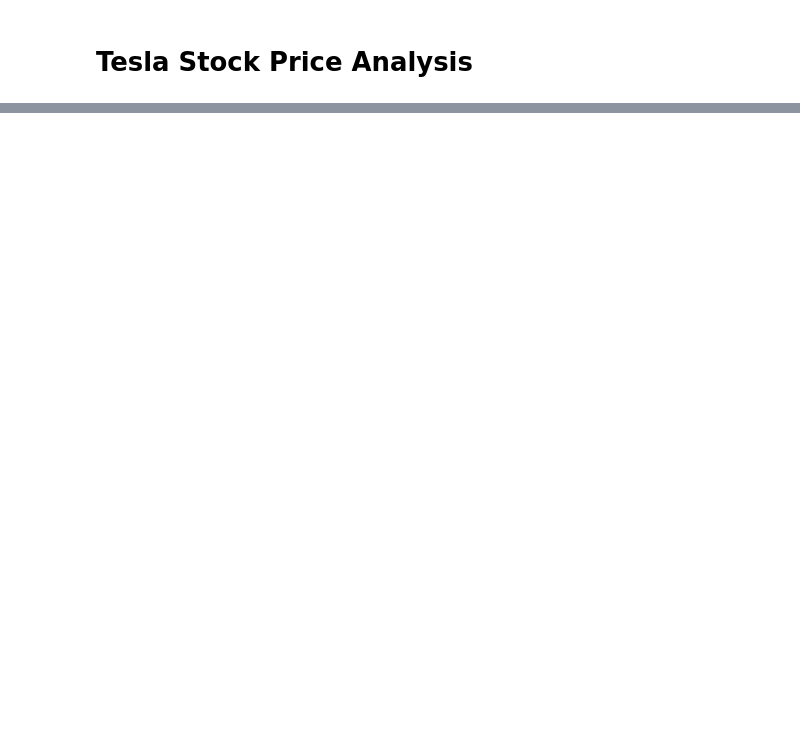
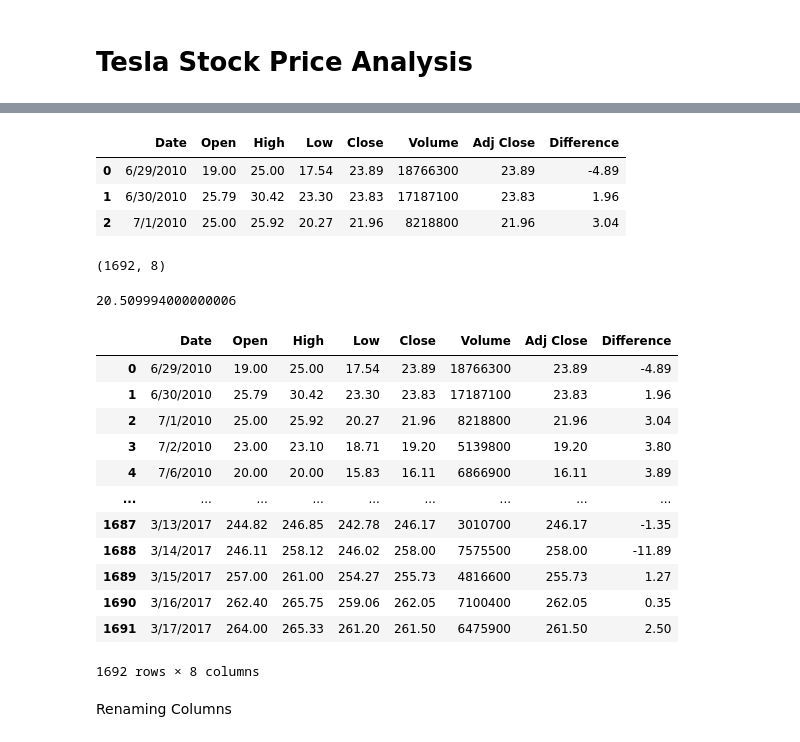
Before and after one commit to YevaW/Learning-Journal, a Jupyter notebook: phase0/week1/Iseng aja latihan/iseng_aja1.ipynb, the cells around one changed output, grey strips where cells are left out. Cells and saved outputs as stored; diff of their text form; code cells hidden in the pictures; blank space fills up the shorter version.

```diff
--- a/phase0/week1/Iseng aja latihan/iseng_aja1.ipynb
+++ b/phase0/week1/Iseng aja latihan/iseng_aja1.ipynb
@@ -8,3 +35,5 @@ ts = pd.read_csv("../Datasets/Tesla.csv - Tesla.csv.csv")
+# %%
+pd.set_option("display.precision", 2) #this is to set the decimals into 2 numbers
 # %%
 ts
 # %% [output]
@@ -56,0 +274,2 @@ memory usage: 92.7+ KB
+# %%
+tesla = ts.copy()
@@ -56,0 +284,35 @@ memory usage: 92.7+ KB
+# %%
+tesla.head(3)
+# %% [output]
+|  | Date | Open | High | Low | Close | Volume | Adj Close | Difference |
+| 0 | 6/29/2010 | 19.00 | 25.00 | 17.54 | 23.89 | 18766300 | 23.89 | -4.89 |
+| 1 | 6/30/2010 | 25.79 | 30.42 | 23.30 | 23.83 | 17187100 | 23.83 | 1.96 |
+| 2 | 7/1/2010 | 25.00 | 25.92 | 20.27 | 21.96 | 8218800 | 21.96 | 3.04 |
+# %%
+tesla.shape
+# %% [output]
+(1692, 8)
+# %%
+tesla["Difference"].max()
+# %% [output]
+20.509994000000006
+# %%
+pd.set_option("display.precision",2)
+# %%
+tesla
+# %% [output]
+|  | Date | Open | High | Low | Close | Volume | Adj Close | Difference |
+| 0 | 6/29/2010 | 19.00 | 25.00 | 17.54 | 23.89 | 18766300 | 23.89 | -4.89 |
+| 1 | 6/30/2010 | 25.79 | 30.42 | 23.30 | 23.83 | 17187100 | 23.83 | 1.96 |
+| 2 | 7/1/2010 | 25.00 | 25.92 | 20.27 | 21.96 | 8218800 | 21.96 | 3.04 |
+| 3 | 7/2/2010 | 23.00 | 23.10 | 18.71 | 19.20 | 5139800 | 19.20 | 3.80 |
+| 4 | 7/6/2010 | 20.00 | 20.00 | 15.83 | 16.11 | 6866900 | 16.11 | 3.89 |
+| ... | ... | ... | ... | ... | ... | ... | ... | ... |
+| 1687 | 3/13/2017 | 244.82 | 246.85 | 242.78 | 246.17 | 3010700 | 246.17 | -1.35 |
+| 1688 | 3/14/2017 | 246.11 | 258.12 | 246.02 | 258.00 | 7575500 | 258.00 | -11.89 |
+| 1689 | 3/15/2017 | 257.00 | 261.00 | 254.27 | 255.73 | 4816600 | 255.73 | 1.27 |
+| 1690 | 3/16/2017 | 262.40 | 265.75 | 259.06 | 262.05 | 7100400 | 262.05 | 0.35 |
+| 1691 | 3/17/2017 | 264.00 | 265.33 | 261.20 | 261.50 | 6475900 | 261.50 | 2.50 |
+1692 rows × 8 columns
+# %% [markdown]
+Renaming Columns
```
Also changed, not shown: parts of 77 cells of this notebook.
